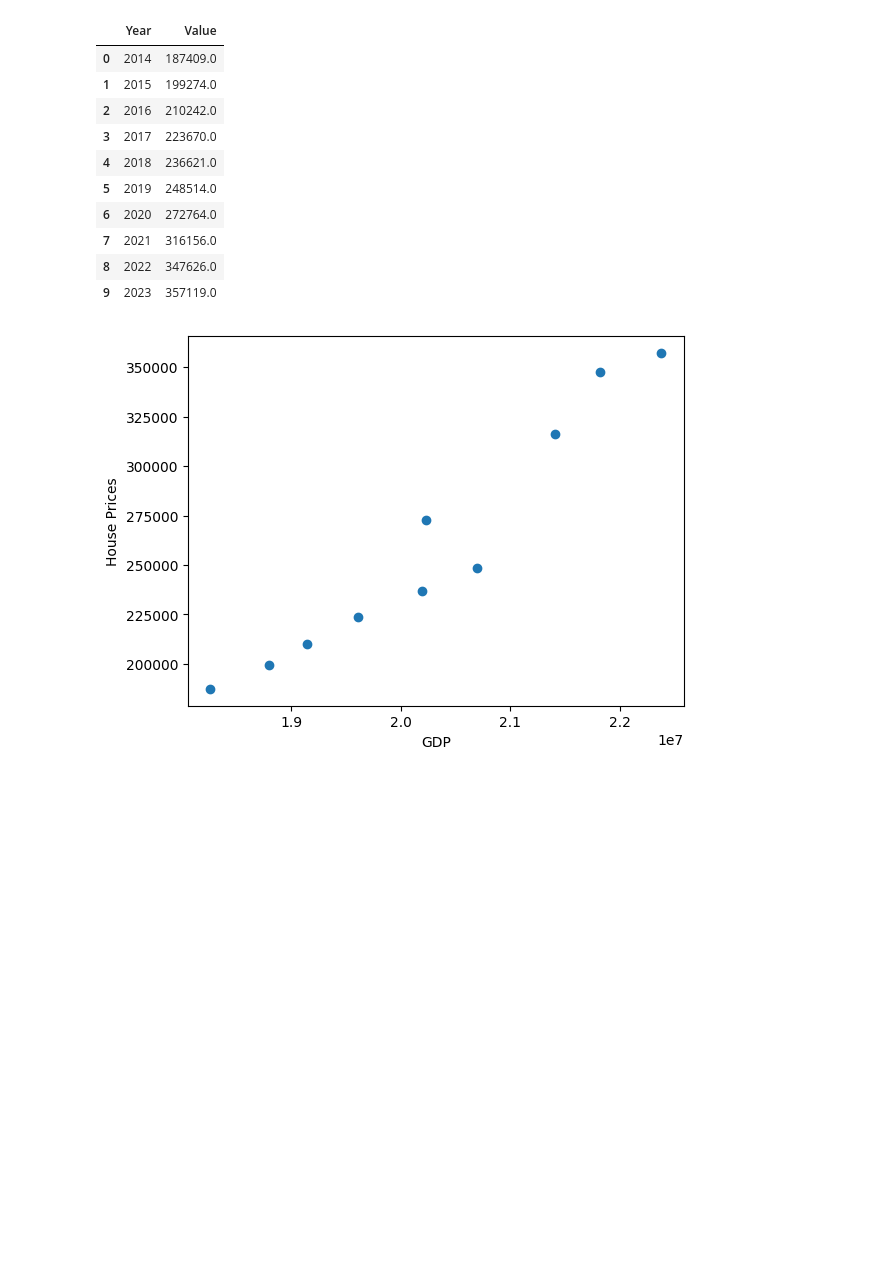
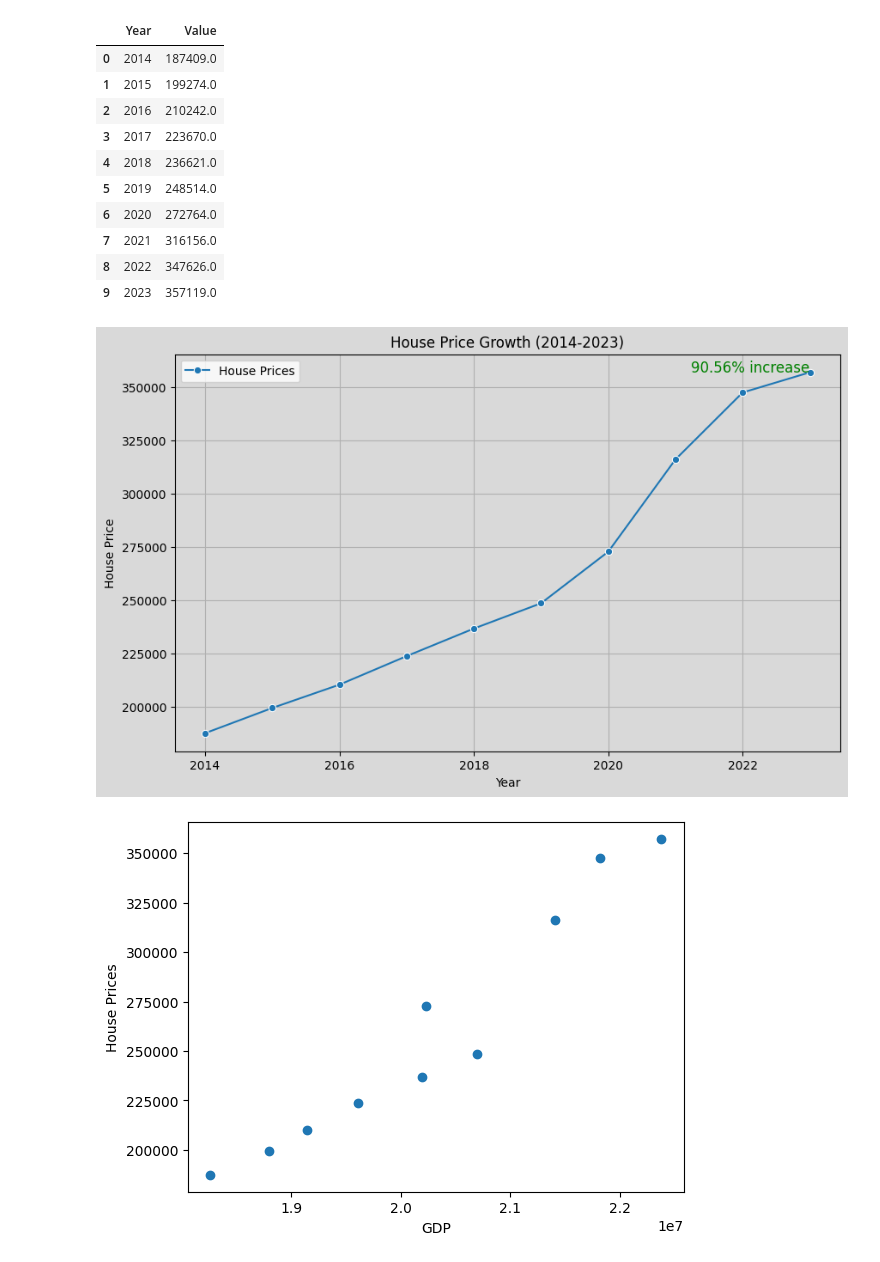
Before and after one commit to elgnol/RealEstate_Project_3, a Jupyter notebook: Long/GDP_vs_Housing_Prices_10years.ipynb, the cells around one changed output. Saved outputs shown, nothing was run; the diff lists cells and outputs as text; code cells hidden in the pictures; blank space fills up the shorter version.

```diff
--- a/Long/GDP_vs_Housing_Prices_10years.ipynb
+++ b/Long/GDP_vs_Housing_Prices_10years.ipynb
@@ -206,4 +236,5 @@ us_gdp_df
 # %%
+us_df['Year'] = us_df['Year'].astype(int)
 us_df
 # %% [output]
 |  | Year | Value |
@@ -217,6 +248,35 @@ us_df
 | 7 | 2021 | 316156.0 |
 | 8 | 2022 | 347626.0 |
 | 9 | 2023 | 357119.0 |
+# %%
+# Calculate percent change between 2023 and 2014
+house_2023 = us_df.loc[us_df['Year'] == 2023, 'Value'].values[0]
+house_2014 = us_df.loc[us_df['Year'] == 2014, 'Value'].values[0]
+
+percent_change = ((house_2023 - house_2014) / house_2014) * 100
+
+# Plot the line graph using Seaborn
+plt.figure(figsize=(10, 6))
+sns.lineplot(x='Year', y='Value', data=us_df, marker='o', label='House Prices')
+
+# Annotate the percent change on the graph
+plt.text(2023, house_2023, f"{percent_change:.2f}% increase", ha='right', fontsize=12, color='green')
+
+# Customize the plot
+plt.xlabel('Year')
+plt.ylabel('House Price')
+plt.title('House Price Growth (2014-2023)')
+plt.grid(True)
+plt.gca().set_facecolor('#D9D9D9')  # Set the background color of the plot area
+plt.gcf().set_facecolor('#D9D9D9')  # Set the background color of the fig
+
+# Save the plot as a png image
+plt.savefig("../IMAGES/US_House_Price_Growth.png")
+
+# Display the plot
+plt.show()
+# %% [output]
+[figure, added]
 # %%
 gdp = us_gdp_df['Value']
 prices = us_df['Value']
```
Also changed, not shown: parts of 3 cells of this notebook, 4 other files.
